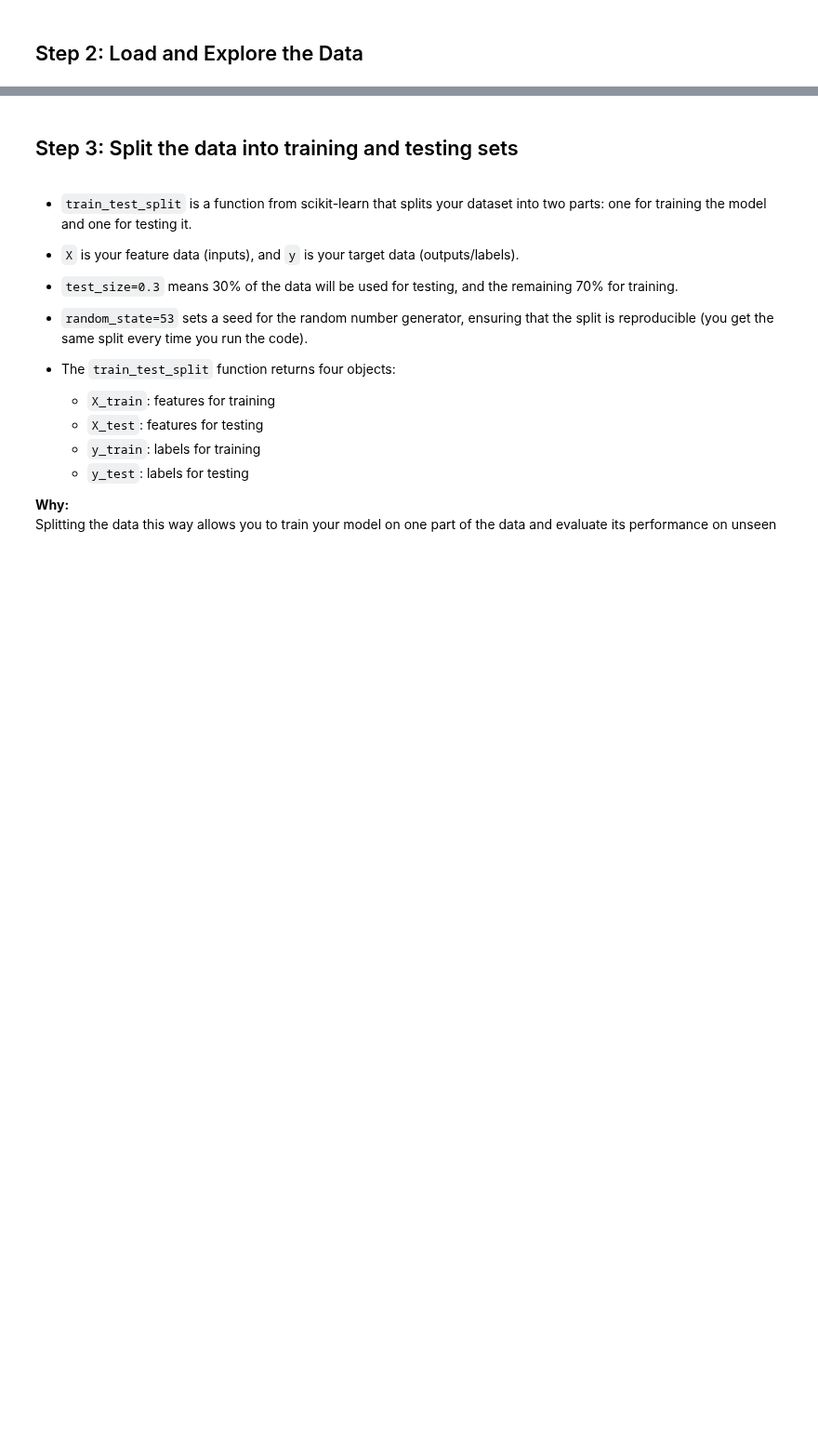
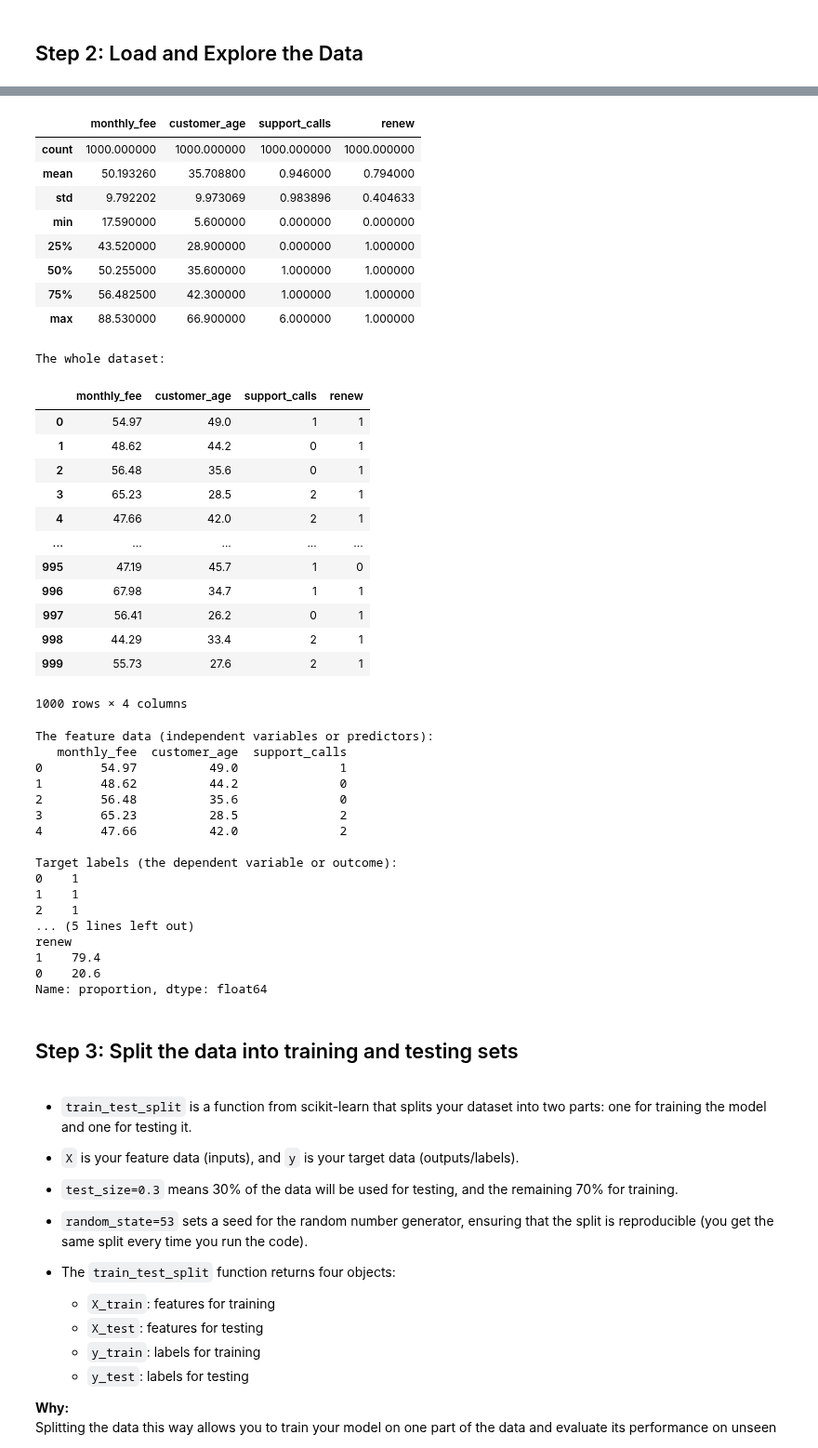
Before and after one commit to course-files/RegressionAndClassification, a Jupyter notebook: 1_decision_tree.ipynb, the cells around one changed output, grey strips where cells are left out. Shown at 93% size. Drawn from its saved outputs; the diff is of its cells as text; code cells hidden in the pictures; blank space fills up the shorter version.

```diff
--- a/1_decision_tree.ipynb
+++ b/1_decision_tree.ipynb
@@ -43,14 +55,29 @@ import matplotlib.pyplot as plt
 # %%
-iris = load_iris()
-X = pd.DataFrame(iris.data, columns=iris.feature_names)
-y = pd.Series(iris.target)
+url = 'https://raw.githubusercontent.com/course-files/RegressionAndClassification/refs/heads/main/data/subscription_churn.csv'
+subscription_churn_data = pd.read_csv(url)
+# subscription_churn_data = pd.read_csv('./data/subscription_churn.csv')
 
-print("Feature data:")
+print("\nThe dimensions (number of observations and number of dimensions):")
+print(subscription_churn_data.shape)
+
+X = pd.DataFrame(subscription_churn_data, columns = ['monthly_fee','customer_age','support_calls'])
+y = pd.Series(subscription_churn_data['renew'])
+
+print("\nThe data types:")
+print(subscription_churn_data.info())
+
+print("\nThe summary of the numeric columns:")
+display(subscription_churn_data.describe())
+
+print("\nThe whole dataset:")
+display(subscription_churn_data)
+
+print("The feature data (independent variables or predictors):")
 print(X.head())
 
-print("\nTarget labels:")
+print("\nTarget labels (the dependent variable or outcome):")
 print(y.head())
 
-# To display all the rows and columns in the DataFrame
-# display(pd.concat([X, y.rename('target')], axis=1))
+print("\nPercentage distribution for each category in y:")
+print(y.value_counts(normalize=True) * 100)
 # %% [output]
@@ -72,3 +102,43 @@ dtype: int64
+|  | monthly_fee | customer_age | support_calls | renew |
+| count | 1000.000000 | 1000.000000 | 1000.000000 | 1000.000000 |
+| mean | 50.193260 | 35.708800 | 0.946000 | 0.794000 |
+| std | 9.792202 | 9.973069 | 0.983896 | 0.404633 |
+| min | 17.590000 | 5.600000 | 0.000000 | 0.000000 |
+| 25% | 43.520000 | 28.900000 | 0.000000 | 1.000000 |
+| 50% | 50.255000 | 35.600000 | 1.000000 | 1.000000 |
+| 75% | 56.482500 | 42.300000 | 1.000000 | 1.000000 |
+| max | 88.530000 | 66.900000 | 6.000000 | 1.000000 |
+The whole dataset:
+|  | monthly_fee | customer_age | support_calls | renew |
+| 0 | 54.97 | 49.0 | 1 | 1 |
+| 1 | 48.62 | 44.2 | 0 | 1 |
+| 2 | 56.48 | 35.6 | 0 | 1 |
+| 3 | 65.23 | 28.5 | 2 | 1 |
+| 4 | 47.66 | 42.0 | 2 | 1 |
+| ... | ... | ... | ... | ... |
+| 995 | 47.19 | 45.7 | 1 | 0 |
+| 996 | 67.98 | 34.7 | 1 | 1 |
+| 997 | 56.41 | 26.2 | 0 | 1 |
+| 998 | 44.29 | 33.4 | 2 | 1 |
+| 999 | 55.73 | 27.6 | 2 | 1 |
+1000 rows × 4 columns
+The feature data (independent variables or predictors):
+   monthly_fee  customer_age  support_calls
+0        54.97          49.0              1
+1        48.62          44.2              0
+2        56.48          35.6              0
+3        65.23          28.5              2
+4        47.66          42.0              2
+
+Target labels (the dependent variable or outcome):
+0    1
+1    1
+2    1
+... (5 lines left out)
+renew
+1    79.4
+0    20.6
+Name: proportion, dtype: float64
 # %% [markdown]
 ## Step 3: Split the data into training and testing sets
 # %% [markdown]
```
Also changed, not shown: parts of 12 cells of this notebook, 3 other files.
